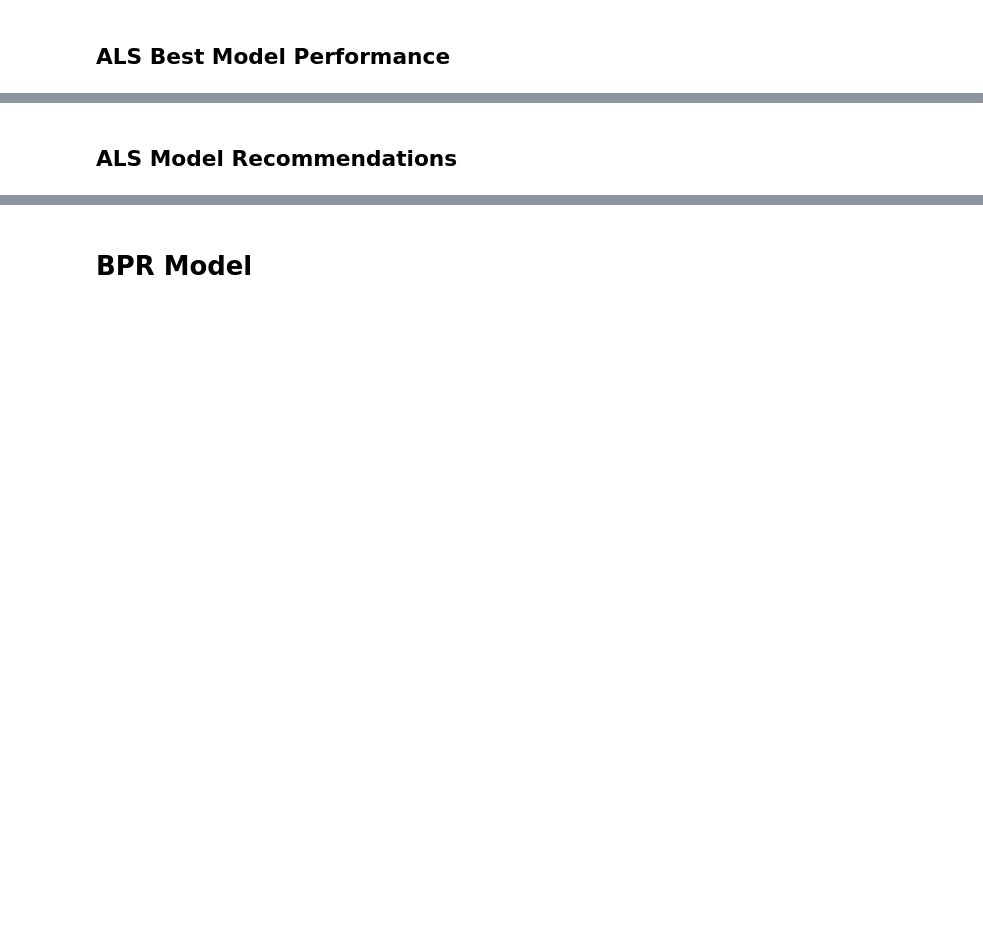
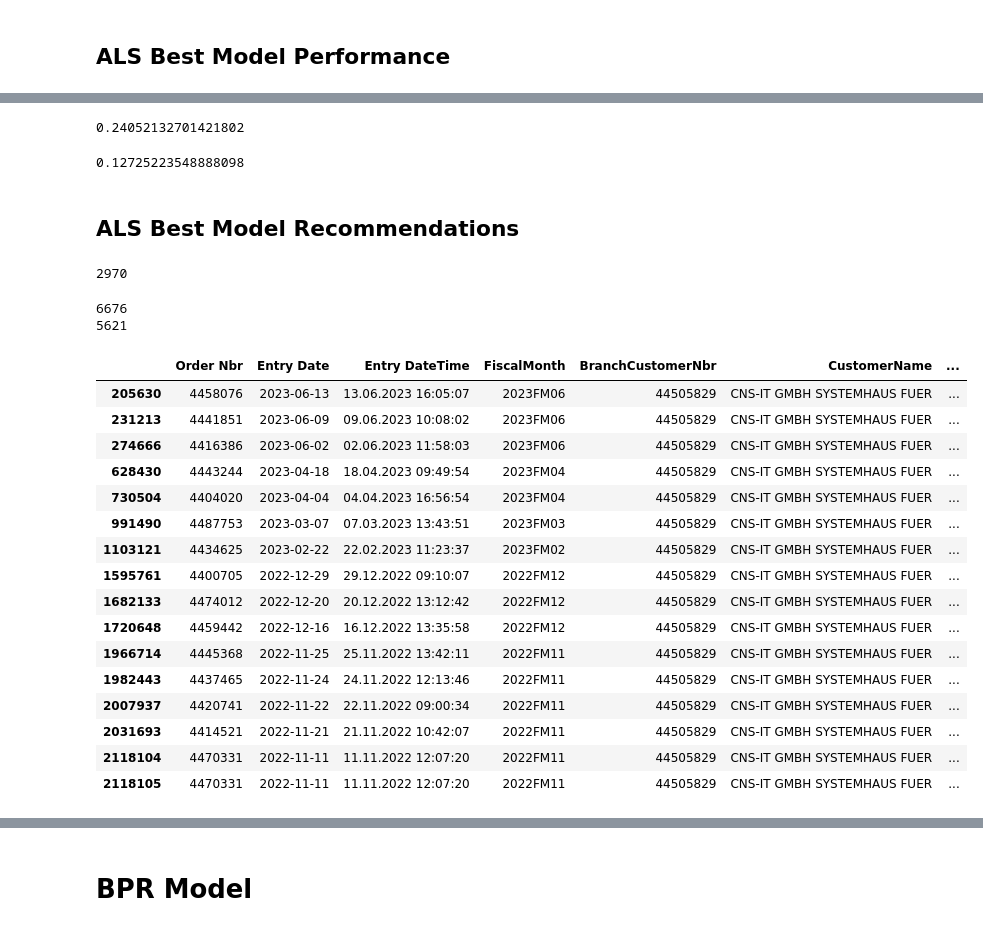
Before and after one commit to vincm1/RecSys_Implicit, a Jupyter notebook: Alternating_Least_Squares_(ALS)_&_Bayesian_Personalized_Ranking_(BPR).ipynb, the cells around one changed output, grey strips where cells are left out. Drawn from its saved outputs; the diff is of its cells as text; code cells hidden in the pictures; blank space fills up the shorter version.

```diff
--- a/Alternating_Least_Squares_(ALS)_&_Bayesian_Personalized_Ranking_(BPR).ipynb
+++ b/Alternating_Least_Squares_(ALS)_&_Bayesian_Personalized_Ranking_(BPR).ipynb
@@ -74,7 +79,7 @@ df = df[df["Qty Shipped"] > 0]
 
 # dropping backlog invoices
 # Specified date to filter the rows
-specific_date = pd.to_datetime('2022-10-01')
+specific_date = pd.to_datetime('2022-11-01')
 # Filter the DataFrame to keep only the rows that are before or equal to the specific date
 df = df[df["Entry Date"] >= specific_date]
 
@@ -575,2 +685,50 @@ ndcg
+# %%
+map_precision_als = mean_average_precision_at_k(model_4, neg_sparse_user_item_frequency_train_2, neg_sparse_user_item_frequency_test_2, K=10, num_threads=10)
+precision_als
+# %% [output]
+0.24052132701421802
+# %%
+nendcg_10 = ndcg_at_k(model_4, neg_sparse_user_item_frequency_train_2, neg_sparse_user_item_frequency_test_2, K=10, num_threads=10)
+ndcg_10
+# %% [output]
+0.12725223548888098
 # %% [markdown]
-## ALS Model Recommendations
+## ALS Best Model Recommendations
+# %%
+user_skucounts = data_1[["bcn_id", "sku_count"]].drop_duplicates()
+users_less_20 = user_skucounts[user_skucounts.sku_count < 20]
+users_less_20 = users_less_20["bcn_id"].values
+users_more_20 = user_skucounts[user_skucounts.sku_count >= 20]
+users_more_20 = users_more_20["bcn_id"].values
+# %% [output]
+2970
+# %%
+ # Assuming you want recommendations for user with ID 10
+import random
+user_id = random.choice(users_less_20)
+user_id_2 = random.choice(users_more_20)
+print(user_id)
+print(user_id_2)
+# %% [output]
+6676
+5621
+# %%
+df[df.bcn_id==6676]
+# %% [output]
+|  | Order Nbr | Entry Date | Entry DateTime | FiscalMonth | BranchCustomerNbr | CustomerName | ... |
+| 205630 | 4458076 | 2023-06-13 | 13.06.2023 16:05:07 | 2023FM06 | 44505829 | CNS-IT GMBH SYSTEMHAUS FUER | ... |
+| 231213 | 4441851 | 2023-06-09 | 09.06.2023 10:08:02 | 2023FM06 | 44505829 | CNS-IT GMBH SYSTEMHAUS FUER | ... |
+| 274666 | 4416386 | 2023-06-02 | 02.06.2023 11:58:03 | 2023FM06 | 44505829 | CNS-IT GMBH SYSTEMHAUS FUER | ... |
+| 628430 | 4443244 | 2023-04-18 | 18.04.2023 09:49:54 | 2023FM04 | 44505829 | CNS-IT GMBH SYSTEMHAUS FUER | ... |
+| 730504 | 4404020 | 2023-04-04 | 04.04.2023 16:56:54 | 2023FM04 | 44505829 | CNS-IT GMBH SYSTEMHAUS FUER | ... |
+| 991490 | 4487753 | 2023-03-07 | 07.03.2023 13:43:51 | 2023FM03 | 44505829 | CNS-IT GMBH SYSTEMHAUS FUER | ... |
+| 1103121 | 4434625 | 2023-02-22 | 22.02.2023 11:23:37 | 2023FM02 | 44505829 | CNS-IT GMBH SYSTEMHAUS FUER | ... |
+| 1595761 | 4400705 | 2022-12-29 | 29.12.2022 09:10:07 | 2022FM12 | 44505829 | CNS-IT GMBH SYSTEMHAUS FUER | ... |
+| 1682133 | 4474012 | 2022-12-20 | 20.12.2022 13:12:42 | 2022FM12 | 44505829 | CNS-IT GMBH SYSTEMHAUS FUER | ... |
+| 1720648 | 4459442 | 2022-12-16 | 16.12.2022 13:35:58 | 2022FM12 | 44505829 | CNS-IT GMBH SYSTEMHAUS FUER | ... |
+| 1966714 | 4445368 | 2022-11-25 | 25.11.2022 13:42:11 | 2022FM11 | 44505829 | CNS-IT GMBH SYSTEMHAUS FUER | ... |
+| 1982443 | 4437465 | 2022-11-24 | 24.11.2022 12:13:46 | 2022FM11 | 44505829 | CNS-IT GMBH SYSTEMHAUS FUER | ... |
+| 2007937 | 4420741 | 2022-11-22 | 22.11.2022 09:00:34 | 2022FM11 | 44505829 | CNS-IT GMBH SYSTEMHAUS FUER | ... |
+| 2031693 | 4414521 | 2022-11-21 | 21.11.2022 10:42:07 | 2022FM11 | 44505829 | CNS-IT GMBH SYSTEMHAUS FUER | ... |
+| 2118104 | 4470331 | 2022-11-11 | 11.11.2022 12:07:20 | 2022FM11 | 44505829 | CNS-IT GMBH SYSTEMHAUS FUER | ... |
+| 2118105 | 4470331 | 2022-11-11 | 11.11.2022 12:07:20 | 2022FM11 | 44505829 | CNS-IT GMBH SYSTEMHAUS FUER | ... |
```
Also changed, not shown: parts of 82 cells of this notebook.
